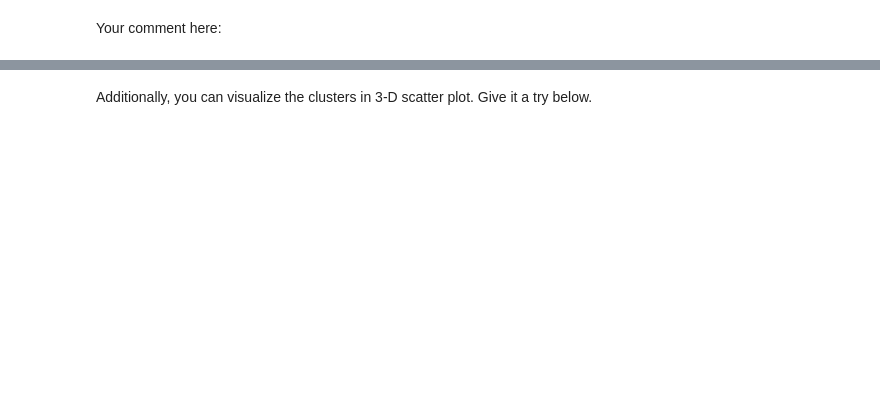
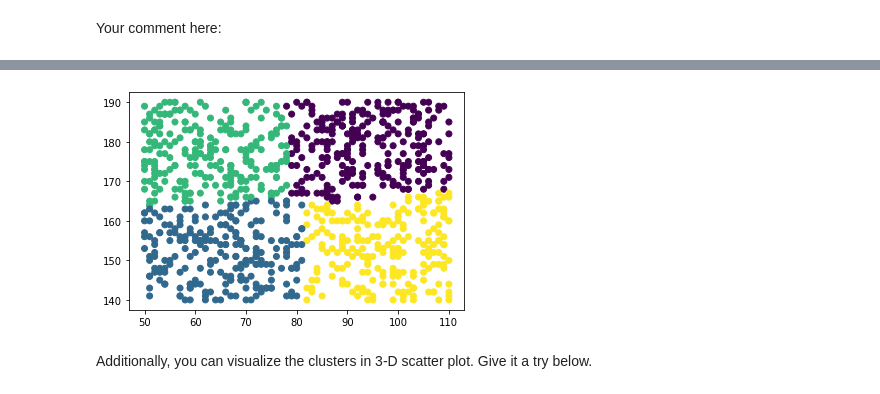
Before and after one commit to Ironhack-Data-Madrid-Enero-2022/lab-sklearn-and-unsupervised-learning, a Jupyter notebook: your-code/main.ipynb, the cells around one changed output, grey strips where cells are left out. Cells and saved outputs as stored; diff of their text form; code cells hidden in the pictures; blank space fills up the shorter version.

```diff
--- a/your-code/main.ipynb
+++ b/your-code/main.ipynb
@@ -167,0 +379,2 @@ In the next cells, do the following:
+# %%
+patients['patient_gender_int'] = patients['patient_gender'].apply(gender)
@@ -168,2 +390,4 @@ In the next cells, do the following:
+# %%
+patients.drop(columns=['patient_gender', 'prescribed_medicines', 'diagnosis', 'doctor_name'], inplace=True)
 # %% [markdown]
 Let's look at the head again to ensure the re-encoding and dropping are successful:
@@ -175,0 +405,2 @@ An interesting observation is that all patients are no older than 2 years. Howev
+# %%
+patients.drop(columns=['patient_dob', 'appointment_date'], inplace=True)
@@ -186,3 +424,5 @@ Attach the labels to the dataframe. Do this by accessing the `labels_` in the `p
+# %%
+patients["labels"] = clusters.labels_
 # %% [markdown]
 Now using a `groupby`, find the mean of every variable in `patients` and group by the `labels` column. This summary will allow us to see how the patients differ between the clusters. Your output should look similar to the image below.
 
@@ -206,3 +451,8 @@ If the scatter plot does not make any sense to you, it means the features you ch
+# %%
+plt.scatter(patients.patient_weight_kg, patients.patient_height_sm, c=patients.labels)
+plt.show();
+# %% [output]
+[figure, added]
 # %% [markdown]
 Additionally, you can visualize the clusters in 3-D scatter plot. Give it a try below.
 # %%
```
Also changed, not shown: parts of 66 cells of this notebook.
